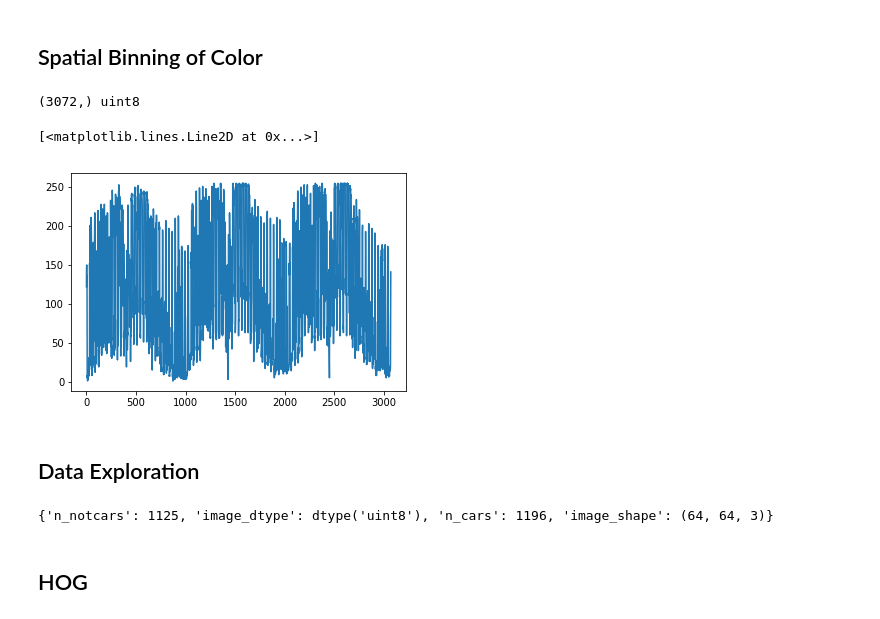
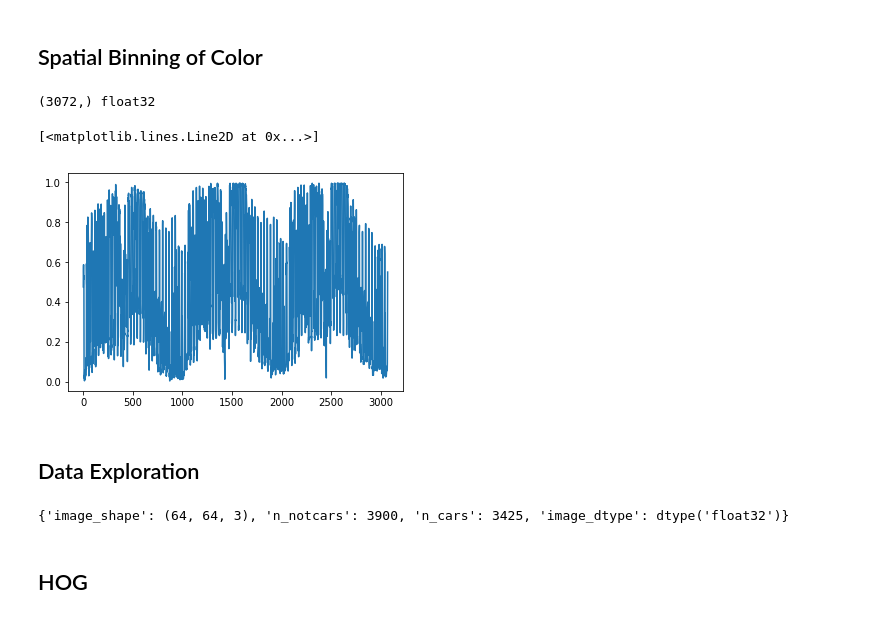
Before and after one commit to liferlisiqi/Vehicle-detection, a Jupyter notebook: Vehicle-Detection.ipynb, the cells around one changed output. Cells and saved outputs as stored; diff of their text form; code cells hidden in the pictures.

```diff
--- a/Vehicle-Detection.ipynb
+++ b/Vehicle-Detection.ipynb
@@ -122,19 +123,19 @@ plt.bar(range(0, len(hist_features)), hist_features)
 # %%
 # ravel() transform multi array to single array
 def bin_spatial(img, size=(32,32)):
     color1 = cv2.resize(img[:,:,0], size).ravel()
     color2 = cv2.resize(img[:,:,1], size).ravel()
     color3 = cv2.resize(img[:,:,2], size).ravel()
     return np.hstack((color1, color2, color3))
 
-img = mpimg.imread('test_images/cutout1.jpg')
+img = (mpimg.imread('test_images/cutout1.jpg') / 256).astype(np.float32)
 feature_vec = bin_spatial(img, size=(32,32))
 print(feature_vec.shape, feature_vec.dtype)
 plt.plot(feature_vec)
 # %% [output]
-(3072,) uint8
+(3072,) float32
 [<matplotlib.lines.Line2D at 0x...>]
-[figure, old version]
+[figure, new version]
 # %% [markdown]
 ## Data Exploration
 # %%
@@ -147,12 +148,13 @@ def data_look(car_list, notcar_list):
     data_dict['image_dtype'] = image.dtype
     return data_dict
 
-cars = glob.glob('CarNotCar/Cars/*.jpeg')
-notcars = glob.glob('CarNotCar/Notcars/*.jpeg')
+cars = glob.glob('trainingset/vehicles/*/*.png')
+notcars = glob.glob('trainingset/non-vehicles/*/*.png')
+
 data_info = data_look(cars, notcars)
 print(data_info)
 # %% [output]
-{'n_notcars': 1125, 'image_dtype': dtype('uint8'), 'n_cars': 1196, 'image_shape': (64, 64, 3)}
+{'image_shape': (64, 64, 3), 'n_notcars': 3900, 'n_cars': 3425, 'image_dtype': dtype('float32')}
 # %% [markdown]
 ## HOG
 # %%
```
Also changed, not shown: parts of 17 cells of this notebook, 4 other files.
